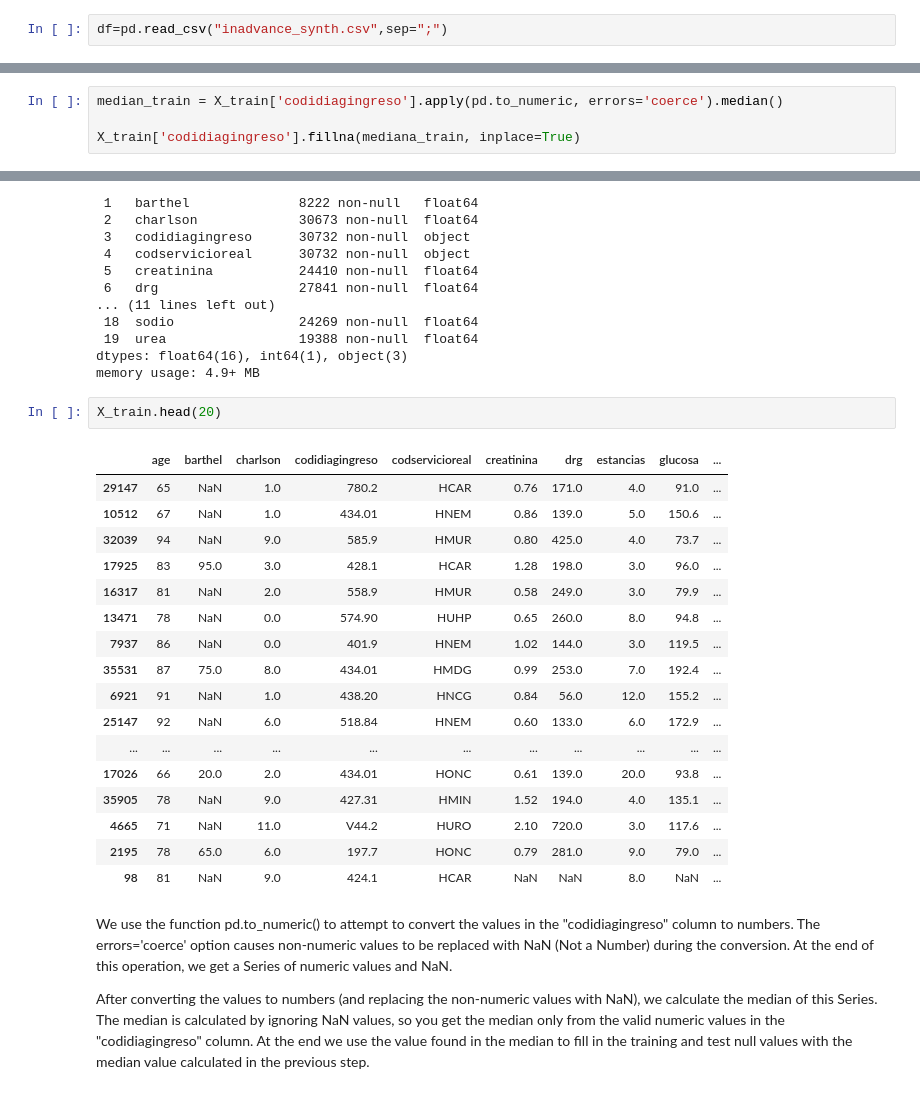
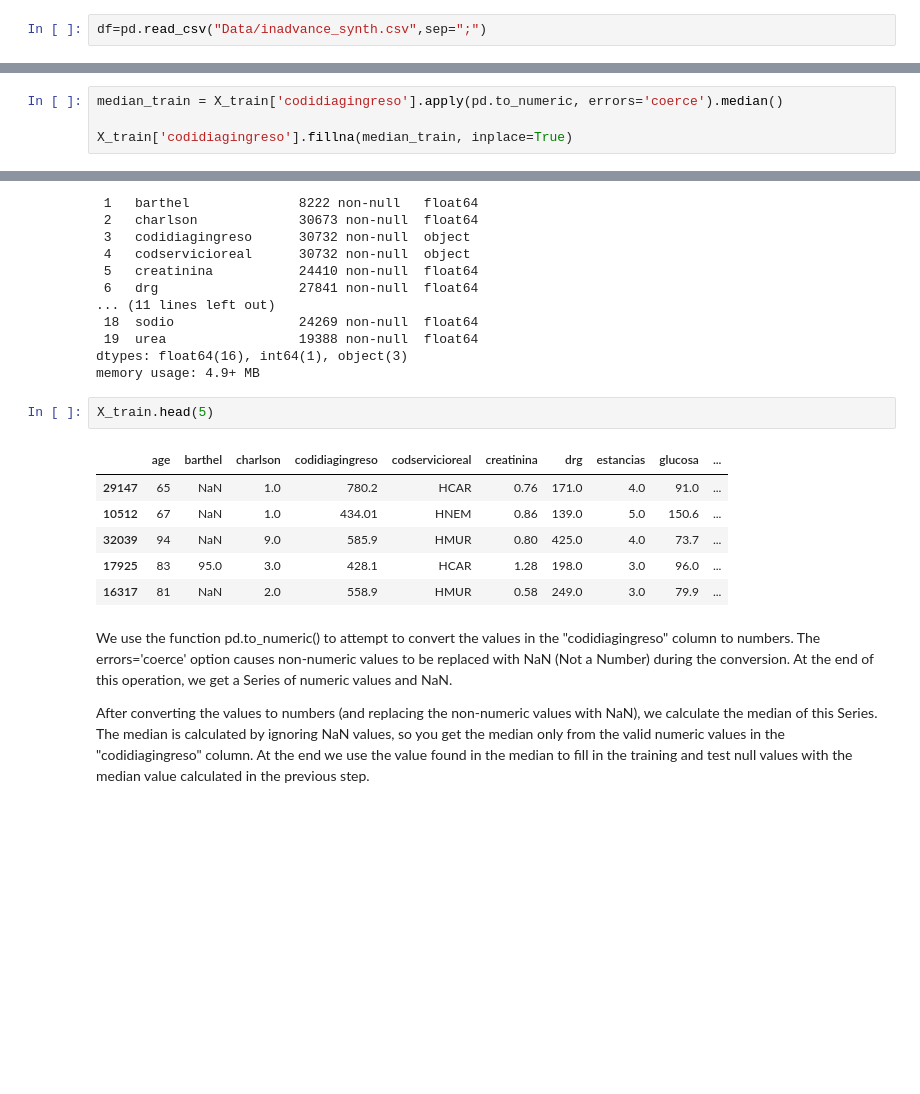
Before and after one commit to SailorGeorge/BiomedicalDataScience_LAB04, a Jupyter notebook: Biomedical_Data_Science_Lab_04.ipynb, the cells around one changed output, grey strips where cells are left out. Saved outputs shown, nothing was run; the diff lists cells and outputs as text; blank space fills up the shorter version.

```diff
--- a/Biomedical_Data_Science_Lab_04.ipynb
+++ b/Biomedical_Data_Science_Lab_04.ipynb
@@ -31,3 +23,3 @@ import regex as re
 # %%
-df=pd.read_csv("inadvance_synth.csv",sep=";")
+df=pd.read_csv("Data/inadvance_synth.csv",sep=";")
 # %% [markdown]
@@ -226,7 +218,7 @@ Name: codidiagingreso, Length: 1010, dtype: int64
 # %%
 median_train = X_train['codidiagingreso'].apply(pd.to_numeric, errors='coerce').median()
 
-X_train['codidiagingreso'].fillna(mediana_train, inplace=True)
+X_train['codidiagingreso'].fillna(median_train, inplace=True)
 # %%
 median_test = X_test['codidiagingreso'].apply(pd.to_numeric, errors='coerce').median()
 
@@ -260,25 +252,14 @@ Data columns (total 20 columns):
 dtypes: float64(16), int64(1), object(3)
 memory usage: 4.9+ MB
 # %%
-X_train.head(20)
+X_train.head(5)
 # %% [output]
 |  | age | barthel | charlson | codidiagingreso | codservicioreal | creatinina | drg | estancias | glucosa | ... |
 | 29147 | 65 | NaN | 1.0 | 780.2 | HCAR | 0.76 | 171.0 | 4.0 | 91.0 | ... |
 | 10512 | 67 | NaN | 1.0 | 434.01 | HNEM | 0.86 | 139.0 | 5.0 | 150.6 | ... |
 | 32039 | 94 | NaN | 9.0 | 585.9 | HMUR | 0.80 | 425.0 | 4.0 | 73.7 | ... |
 | 17925 | 83 | 95.0 | 3.0 | 428.1 | HCAR | 1.28 | 198.0 | 3.0 | 96.0 | ... |
 | 16317 | 81 | NaN | 2.0 | 558.9 | HMUR | 0.58 | 249.0 | 3.0 | 79.9 | ... |
-| 13471 | 78 | NaN | 0.0 | 574.90 | HUHP | 0.65 | 260.0 | 8.0 | 94.8 | ... |
-| 7937 | 86 | NaN | 0.0 | 401.9 | HNEM | 1.02 | 144.0 | 3.0 | 119.5 | ... |
-| 35531 | 87 | 75.0 | 8.0 | 434.01 | HMDG | 0.99 | 253.0 | 7.0 | 192.4 | ... |
-| 6921 | 91 | NaN | 1.0 | 438.20 | HNCG | 0.84 | 56.0 | 12.0 | 155.2 | ... |
-| 25147 | 92 | NaN | 6.0 | 518.84 | HNEM | 0.60 | 133.0 | 6.0 | 172.9 | ... |
-| ... | ... | ... | ... | ... | ... | ... | ... | ... | ... | ... |
-| 17026 | 66 | 20.0 | 2.0 | 434.01 | HONC | 0.61 | 139.0 | 20.0 | 93.8 | ... |
-| 35905 | 78 | NaN | 9.0 | 427.31 | HMIN | 1.52 | 194.0 | 4.0 | 135.1 | ... |
-| 4665 | 71 | NaN | 11.0 | V44.2 | HURO | 2.10 | 720.0 | 3.0 | 117.6 | ... |
-| 2195 | 78 | 65.0 | 6.0 | 197.7 | HONC | 0.79 | 281.0 | 9.0 | 79.0 | ... |
-| 98 | 81 | NaN | 9.0 | 424.1 | HCAR | NaN | NaN | 8.0 | NaN | ... |
 # %% [markdown]
  We use the function pd.to_numeric() to attempt to convert the values in the "codidiagingreso" column to numbers. The errors='coerce' option causes non-numeric values to be replaced with NaN (Not a Number) during the conversion. At the end of this operation, we get a Series of numeric values and NaN.
 
```
Also changed, not shown: parts of 42 cells of this notebook.
